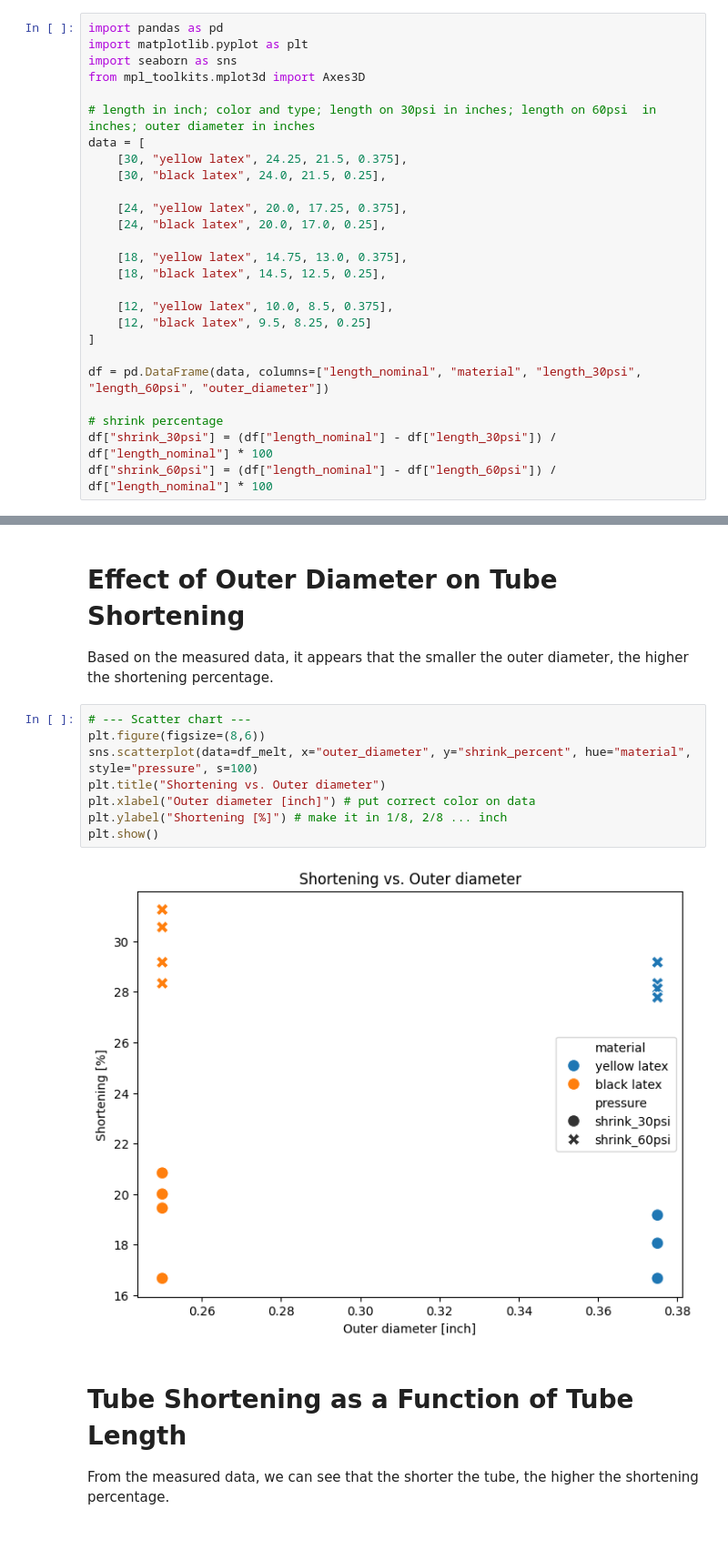
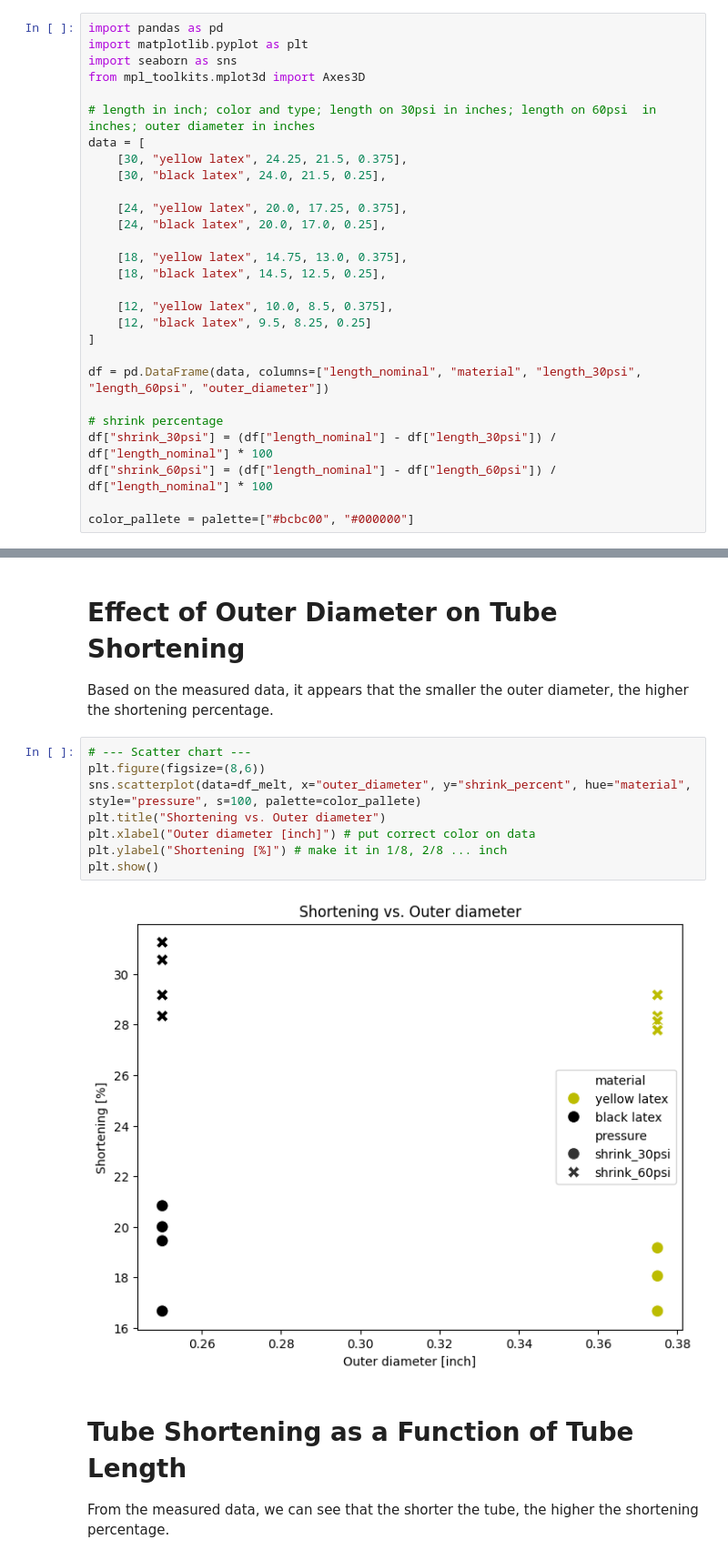
Before and after one commit to matousek11/exoskeleton-charts, a Jupyter notebook: tube-charts.ipynb, the cells around one changed output, grey strips where cells are left out. Shown at 91% size. Drawn from its saved outputs; the diff is of its cells as text.

```diff
--- a/tube-charts.ipynb
+++ b/tube-charts.ipynb
@@ -27,6 +27,8 @@ df = pd.DataFrame(data, columns=["length_nominal", "material", "length_30psi", "
 # shrink percentage
 df["shrink_30psi"] = (df["length_nominal"] - df["length_30psi"]) / df["length_nominal"] * 100
 df["shrink_60psi"] = (df["length_nominal"] - df["length_60psi"]) / df["length_nominal"] * 100
+
+color_pallete = palette=["#bcbc00", "#000000"]
 # %% [markdown]
 # Percentage reduction based on length and material (outer diameter)
 We can see that shorter the tube is, better contraction we get, also smaller outer diameter in black latex tube could also cause that it has higher shortening percentage.
@@ -53,13 +55,13 @@ Based on the measured data, it appears that the smaller the outer diameter, the
 # %%
 # --- Scatter chart ---
 plt.figure(figsize=(8,6))
-sns.scatterplot(data=df_melt, x="outer_diameter", y="shrink_percent", hue="material", style="pressure", s=100)
+sns.scatterplot(data=df_melt, x="outer_diameter", y="shrink_percent", hue="material", style="pressure", s=100, palette=color_pallete)
 plt.title("Shortening vs. Outer diameter")
 plt.xlabel("Outer diameter [inch]") # put correct color on data
 plt.ylabel("Shortening [%]") # make it in 1/8, 2/8 ... inch
 plt.show()
 # %% [output]
-[figure, old version]
+[figure, new version]
 # %% [markdown]
 # Tube Shortening as a Function of Tube Length
 From the measured data, we can see that the shorter the tube, the higher the shortening percentage.
```
Also changed, not shown: parts of 6 cells of this notebook.
